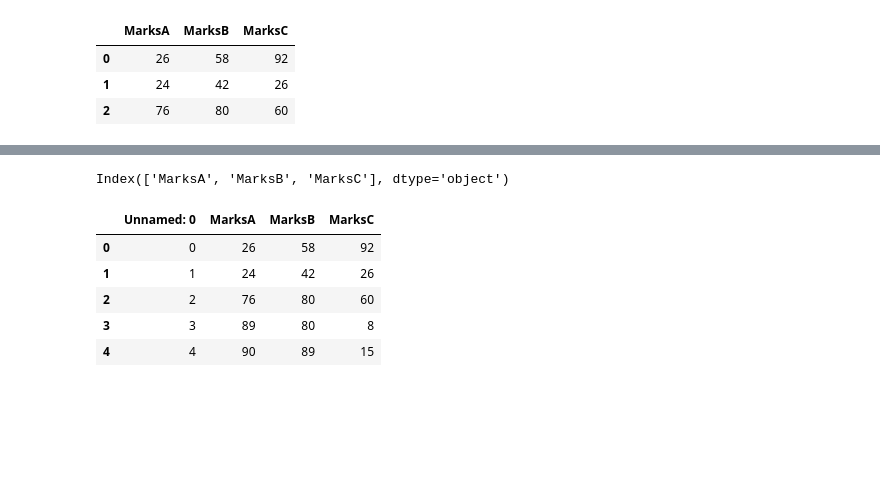
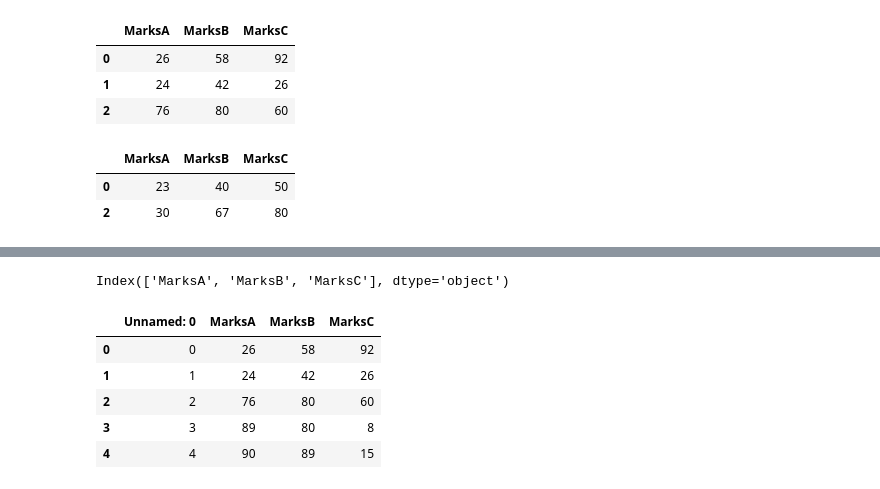
Before and after one commit to Uqbaahmad/Machinelearning_pt1, a Jupyter notebook: Numpy/pandas.ipynb, the cells around one changed output, grey strips where cells are left out. Saved outputs shown, nothing was run; the diff lists cells and outputs as text; code cells hidden in the pictures; blank space fills up the shorter version.

```diff
--- a/Numpy/pandas.ipynb
+++ b/Numpy/pandas.ipynb
@@ -32,3 +32,9 @@ df.head(3)
 | 0 | 26 | 58 | 92 |
 | 1 | 24 | 42 | 26 |
 | 2 | 76 | 80 | 60 |
+# %%
+df.iloc[[0, 2]]                   # rows
+# %% [output]
+|  | MarksA | MarksB | MarksC |
+| 0 | 23 | 40 | 50 |
+| 2 | 30 | 67 | 80 |
```
Also changed, not shown: parts of 3 cells of this notebook, 5 other files.
